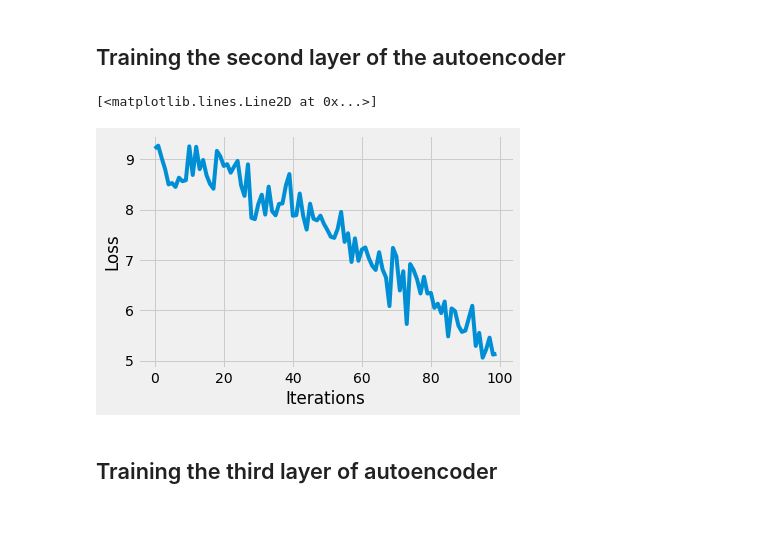
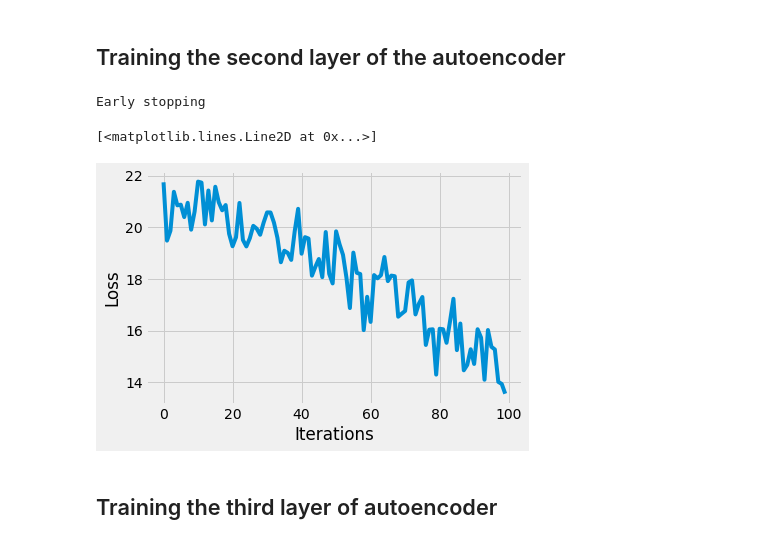
Before and after one commit to nehamjain10/CS6910_Assignments, a Jupyter notebook: Assignment_2/Assignment2Task2.ipynb, the cells around one changed output. Saved outputs shown, nothing was run; the diff lists cells and outputs as text; code cells hidden in the pictures.

```diff
--- a/Assignment_2/Assignment2Task2.ipynb
+++ b/Assignment_2/Assignment2Task2.ipynb
@@ -19,23 +72,23 @@ device = torch.device("cuda") if torch.cuda.is_available() else torch.device("cp
 # 3 - gallina
 # 4 - gatto
 
-df1 = pd.read_csv('content/cavallo.csv', header=None)
+df1 = pd.read_csv('/content/cavallo.csv', header=None)
 df1.rename(columns={0: 'y'}, inplace=True)
 df1 = df1.assign(y=0)
 
-df2 = pd.read_csv('content/elefante.csv', header=None)
+df2 = pd.read_csv('/content/elefante.csv', header=None)
 df2.rename(columns={0: 'y'}, inplace=True)
 df2 = df2.assign(y=1)
 
-df3 = pd.read_csv('content/farfalla.csv', header=None)
+df3 = pd.read_csv('/content/farfalla.csv', header=None)
 df3.rename(columns={0: 'y'}, inplace=True)
 df3 = df3.assign(y=2)
 
-df4 = pd.read_csv('content/gallina.csv', header=None)
+df4 = pd.read_csv('/content/gallina.csv', header=None)
 df4.rename(columns={0: 'y'}, inplace=True)
 df4 = df4.assign(y=3)
 
-df5 = pd.read_csv('content/gatto.csv', header=None)
+df5 = pd.read_csv('/content/gatto.csv', header=None)
 df5.rename(columns={0: 'y'}, inplace=True)
 df5 = df5.assign(y=4)
 
@@ -140,49 +214,66 @@ class AANN2(nn.Module):
         decoded = self.decoder(encoded)
         return decoded
 # %%
-BATCH_SIZE = 32
-
+# Freeze the weights of the first stacked encoder
 SAE1.eval()
 SAE2 = AANN2()
 SAE2.to(device)
 
 loss_function = nn.MSELoss(reduction = 'mean')
-
 optimizer = optim.Adam(SAE2.parameters(), lr = 3e-4, weight_decay = 1e-8)
 
-epochs = 10
+epochs = 100
 losses = []
+avg_test_loss = []
 for epoch in range(epochs):
-  for (histogram, _) in loader:
-    # Output of Autoencoder
-
-    SAE2.train()
+  SAE2.train()
+  for (histogram, _) in train_dataloader:
     histogram = histogram.type(torch.float32).to(device)
     optimizer.zero_grad()
 
+    # Output of Autoencoder1
     output_intermediate = SAE1.encoder(histogram)
-
+    # Ouptput of Autoencoder 2
     reconstructed = SAE2(output_intermediate)
     reconstructed = reconstructed.squeeze()
 
     # Calculating the loss
     output_intermediate = output_intermediate.squeeze()
     loss = loss_function(reconstructed, output_intermediate)
 
     loss.backward()
     optimizer.step()
+    losses.append(loss.detach().cpu().numpy())
 
-    losses.append(loss.detach().cpu().numpy())
+  test_losses = []
+  SAE2.eval() # prep model for evaluation
+  for histogram, _ in test_dataloader:
+    histogram = histogram.type(torch.float32).to(device)
+    output_intermediate = SAE1.encoder(histogram)
+    reconstructed = SAE2(output_intermediate)
+    reconstructed = reconstructed.squeeze()
+    # calculate the loss
+    loss = loss_function(reconstructed, output_intermediate)
+    # record validation loss
+    test_losses.append(loss.item())
+
+  avg_test_loss.append(np.average(test_losses))
+  early_stopping(avg_test_loss[-1], SAE2)
+
+  if early_stopping.early_stop:
+    print("Early stopping")
+    break
 
 # Defining the Plot Style
 plt.style.use('fivethirtyeight')
 plt.xlabel('Iterations')
 plt.ylabel('Loss')
 
 plt.plot(losses[:100])
 # %% [output]
-[<matplotlib.lines.Line2D at 0x...>]
+Early stopping
+[<matplotlib.lines.Line2D at 0x...>]
-[figure, old version]
+[figure, new version]
 # %% [markdown]
 ## Training the third layer of autoencoder
 # %%
```
Also changed, not shown: parts of 5 cells of this notebook.
